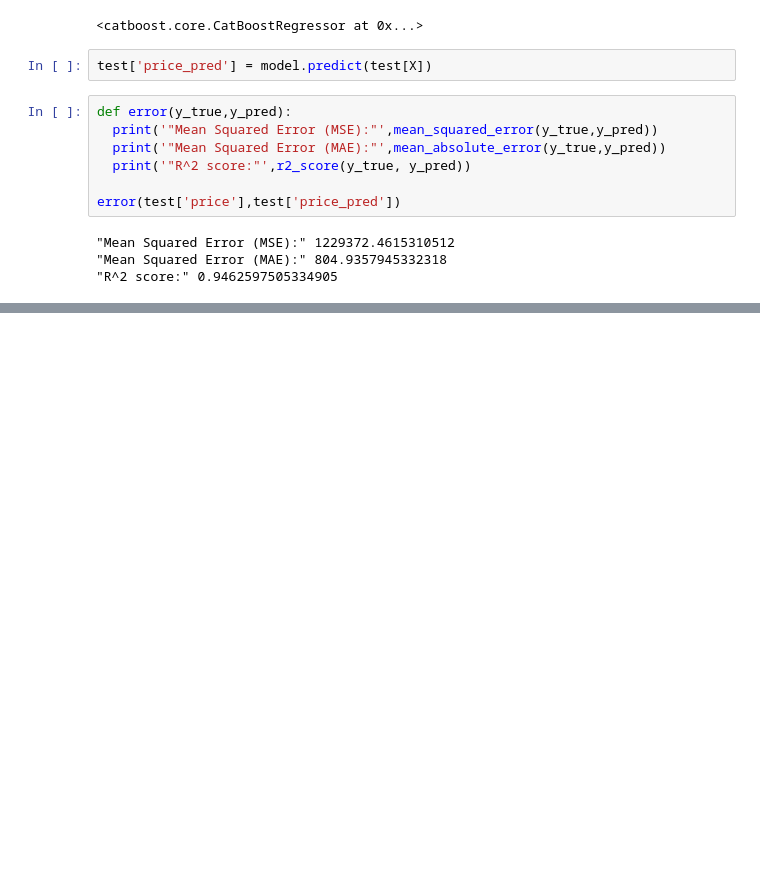
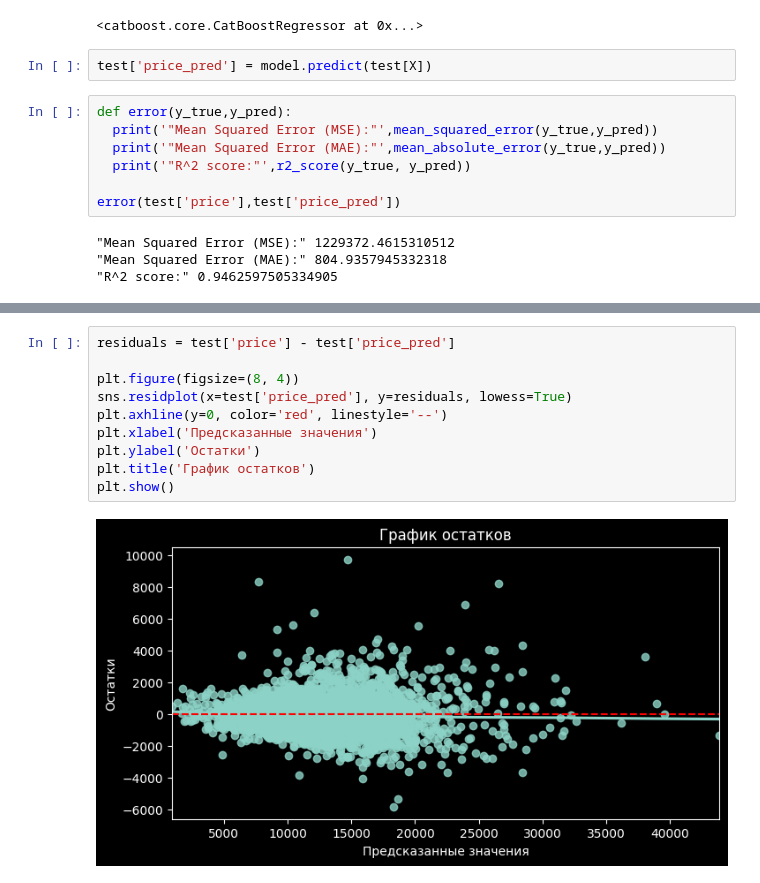
Before and after one commit to LelyshB/Car_price_predict, a Jupyter notebook: Car_price_predict.ipynb, the cells around one changed output, grey strips where cells are left out. Drawn from its saved outputs; the diff is of its cells as text; blank space fills up the shorter version.

```diff
--- a/Car_price_predict.ipynb
+++ b/Car_price_predict.ipynb
@@ -320,0 +321,12 @@ Catboost показывает лучшие метрики, поэтому ост
+# %%
+residuals = test['price'] - test['price_pred']
+
+plt.figure(figsize=(8, 4))
+sns.residplot(x=test['price_pred'], y=residuals, lowess=True)
+plt.axhline(y=0, color='red', linestyle='--')
+plt.xlabel('Предсказанные значения')
+plt.ylabel('Остатки')
+plt.title('График остатков')
+plt.show()
+# %% [output]
+[figure, added]
```
Also changed, not shown: parts of 21 cells of this notebook.
